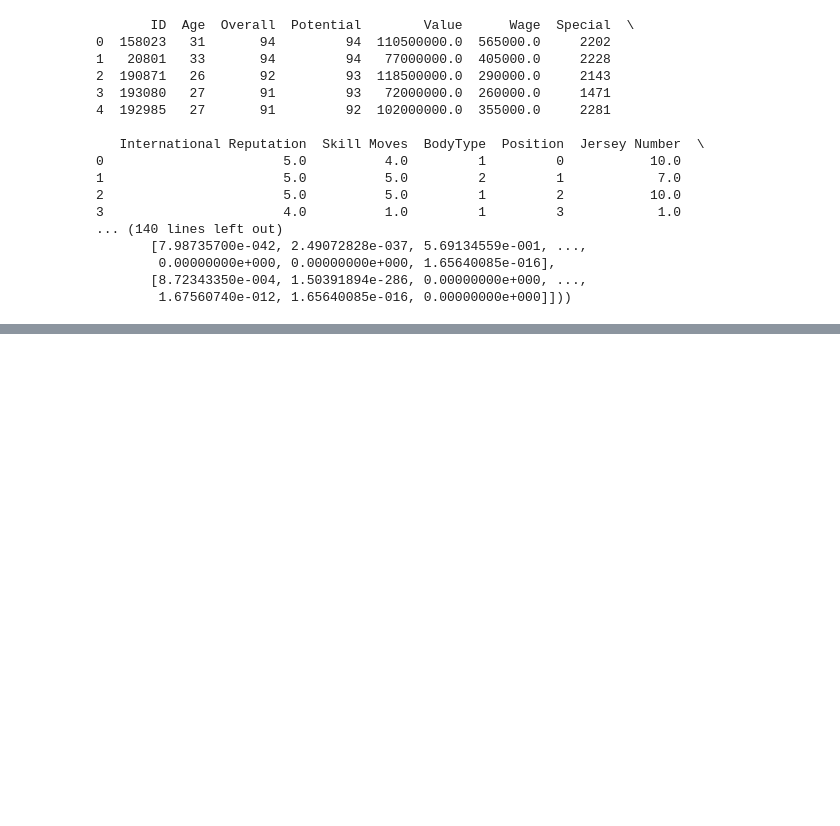
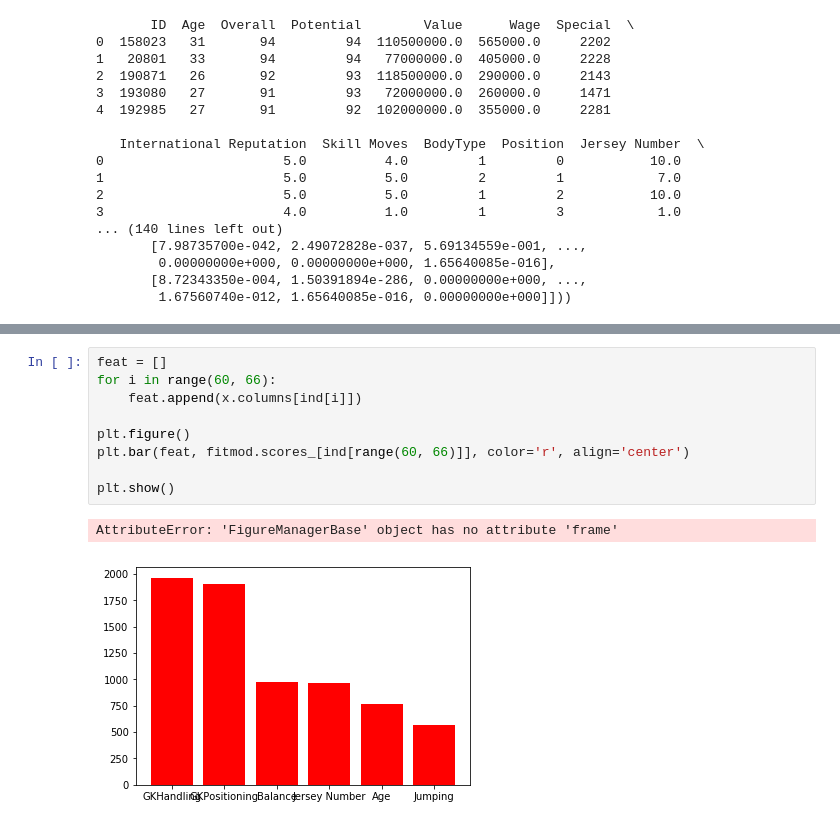
Before and after one commit to GuptaAvinash1998/Football-player-potential-predictor, a Jupyter notebook: potential_predictor.ipynb, the cells around one changed output, grey strips where cells are left out. Saved outputs shown, nothing was run; the diff lists cells and outputs as text; blank space fills up the shorter version.

```diff
--- a/potential_predictor.ipynb
+++ b/potential_predictor.ipynb
@@ -358,0 +430,12 @@ print(r2_score(y_test,pred))
+# %%
+feat = []
+for i in range(60, 66):
+    feat.append(x.columns[ind[i]])
+
+plt.figure()
+plt.bar(feat, fitmod.scores_[ind[range(60, 66)]], color='r', align='center')
+
+plt.show()
+# %% [output]
+AttributeError: 'FigureManagerBase' object has no attribute 'frame'
+[figure, added]
```
Also changed, not shown: parts of 6 cells of this notebook.
